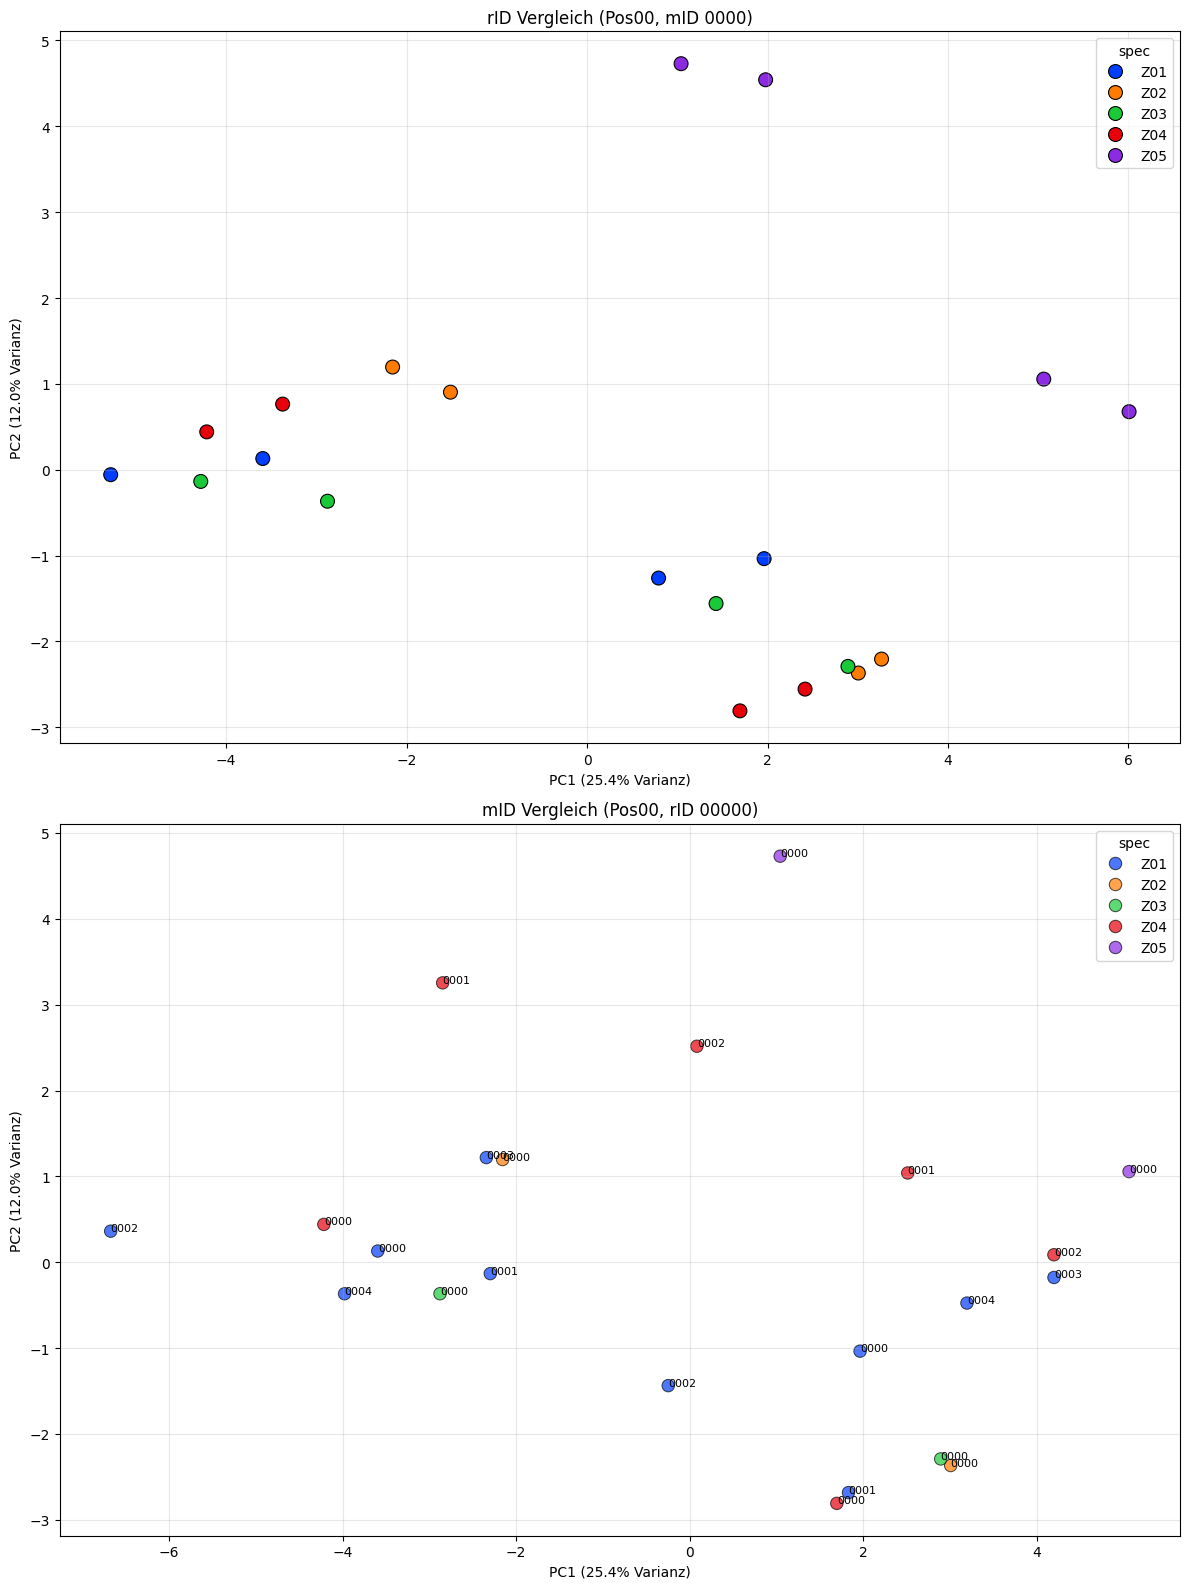
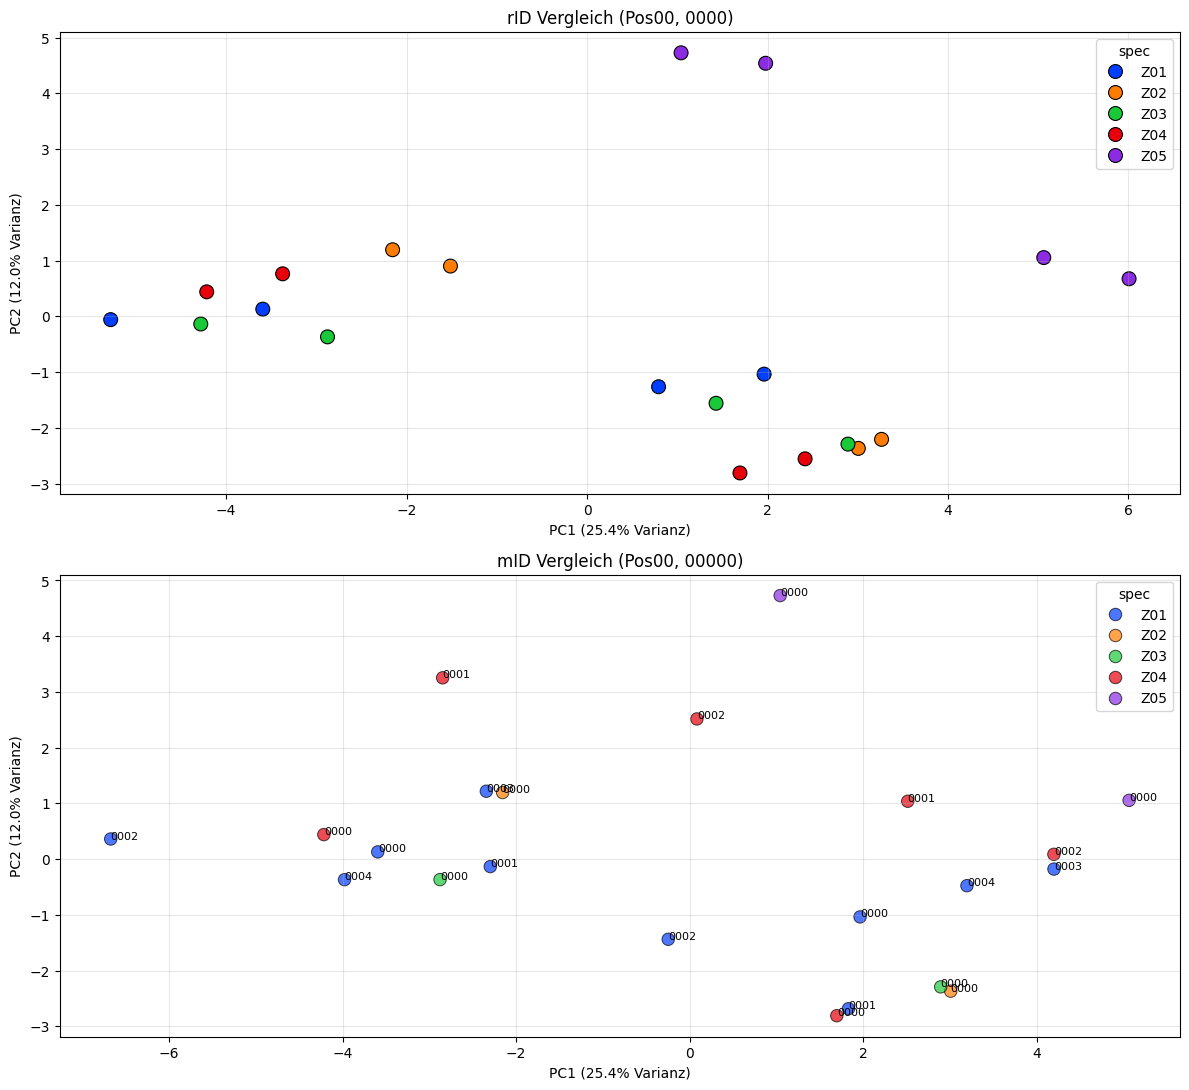
The notebook cell's code change between the first figure and the second:
--- before
+++ after
@@ -3,20 +3,35 @@
 plt.figure(figsize=(12, 16))
 
+zAll = "Z05"
+pos = "Pos00"
+mID = "0000"
+rID = "00000"
+
 # --- Plot 1: rID Vergleich ---
-plt.subplot(2, 1, 1)
-df_rid = df[(df['pos'] == 'Pos00') & (df['mID'] == '0000')]
+plt.subplot(3, 1, 1)
+df_rid = df[(df['pos'] == pos) & (df['mID'] == mID)]
 sns.scatterplot(data=df_rid, x='PC1', y='PC2', hue='spec', s=100, palette='bright', edgecolors='k')
-plt.title("rID Vergleich (Pos00, mID 0000)")
+plt.title("rID Vergleich (" + pos + ", "+ mID + ")")
 plt.xlabel(f"PC1 ({v1:.1f}% Varianz)"); plt.ylabel(f"PC2 ({v2:.1f}% Varianz)")
 plt.grid(True, alpha=0.3)
 
 # --- Plot 2: mID Vergleich ---
-plt.subplot(2, 1, 2)
-df_mid = df[(df['pos'] == 'Pos00') & (df['rID'] == '00000')]
+plt.subplot(3, 1, 2)
+df_mid = df[(df['pos'] == pos) & (df['rID'] == rID)]
 sns.scatterplot(data=df_mid, x='PC1', y='PC2', hue='spec', s=80, palette='bright', alpha=0.7, edgecolors='k')
 for i in range(df_mid.shape[0]):
     plt.text(df_mid.PC1.iloc[i], df_mid.PC2.iloc[i], str(df_mid.mID.iloc[i]), fontsize=8)
-plt.title("mID Vergleich (Pos00, rID 00000)")
+plt.title("mID Vergleich (" + pos + ", " + rID + ")")
 plt.xlabel(f"PC1 ({v1:.1f}% Varianz)"); plt.ylabel(f"PC2 ({v2:.1f}% Varianz)")
 plt.grid(True, alpha=0.3)
 plt.tight_layout(); plt.show()
+
+# --- Plot 3: jede Pos eines Zahnrads --- 
+plt.subplot(3, 1, 3)
+df_zid = df[(df['spec'] == zAll) & (df['rID'] == rID)]
+sns.scatterplot(data=df_zid, x='PC1', y='PC2', hue='spec', s=80, palette='bright', alpha=0.7, edgecolors='k')
+for i in range(df_zid.shape[0]):
+    plt.text(df_zid.PC1.iloc[i], df_zid.PC2.iloc[i], str(df_zid.pos.iloc[i]), fontsize=6)
+plt.title("pos Vergleich (" + zAll + ", " + rID + ")")
+plt.xlabel(f"PC1 ({v1:.1f}% Varianz)"); plt.ylabel(f"PC2 ({v2:.1f}% Varianz)")
+plt.grid(True, alpha=0.3)

Commit: added ToDo and updated gear-analysis